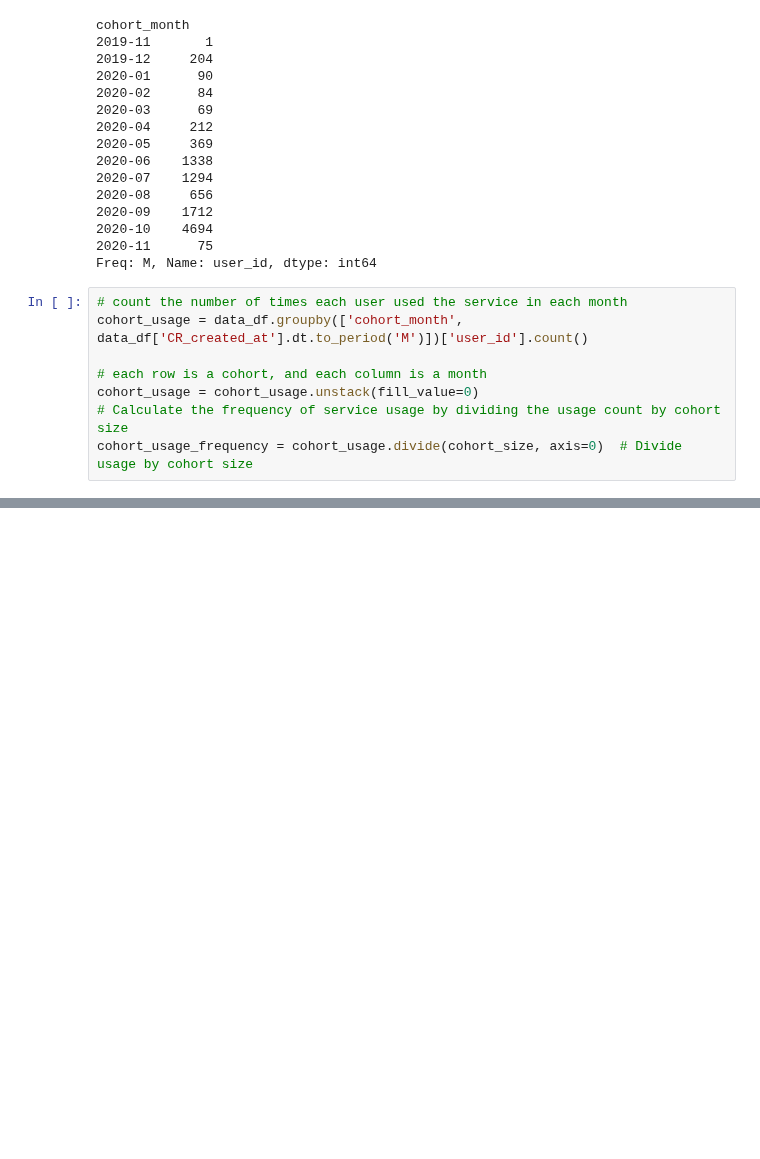
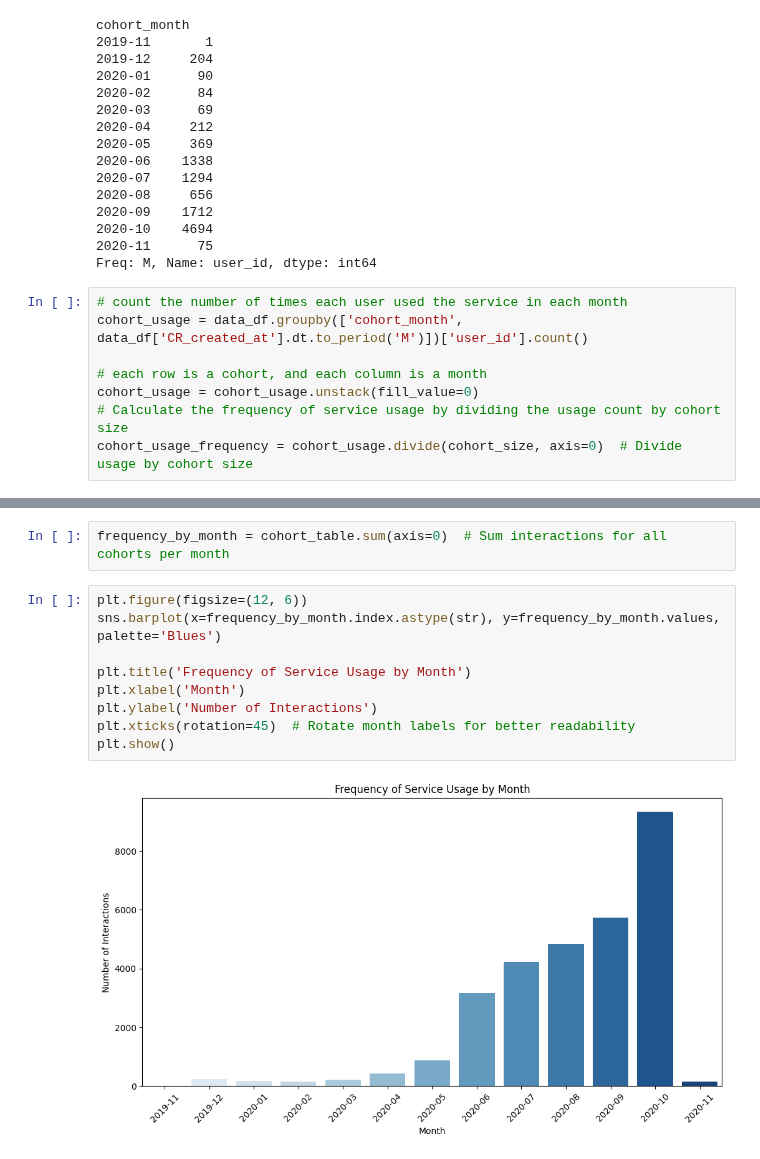
Before and after one commit to JayEm65/project-1-ironhack-payments-2-en, a Jupyter notebook: main.ipynb, the cells around one changed output, grey strips where cells are left out. Saved outputs shown, nothing was run; the diff lists cells and outputs as text; blank space fills up the shorter version.

```diff
--- a/main.ipynb
+++ b/main.ipynb
@@ -551,0 +559,13 @@ plt.show()
+# %%
+frequency_by_month = cohort_table.sum(axis=0)  # Sum interactions for all cohorts per month
+# %%
+plt.figure(figsize=(12, 6))
+sns.barplot(x=frequency_by_month.index.astype(str), y=frequency_by_month.values, palette='Blues')
+
+plt.title('Frequency of Service Usage by Month')
+plt.xlabel('Month')
+plt.ylabel('Number of Interactions')
+plt.xticks(rotation=45)  # Rotate month labels for better readability
+plt.show()
+# %% [output]
+[figure, added]
```
Also changed, not shown: parts of 5 cells of this notebook.
